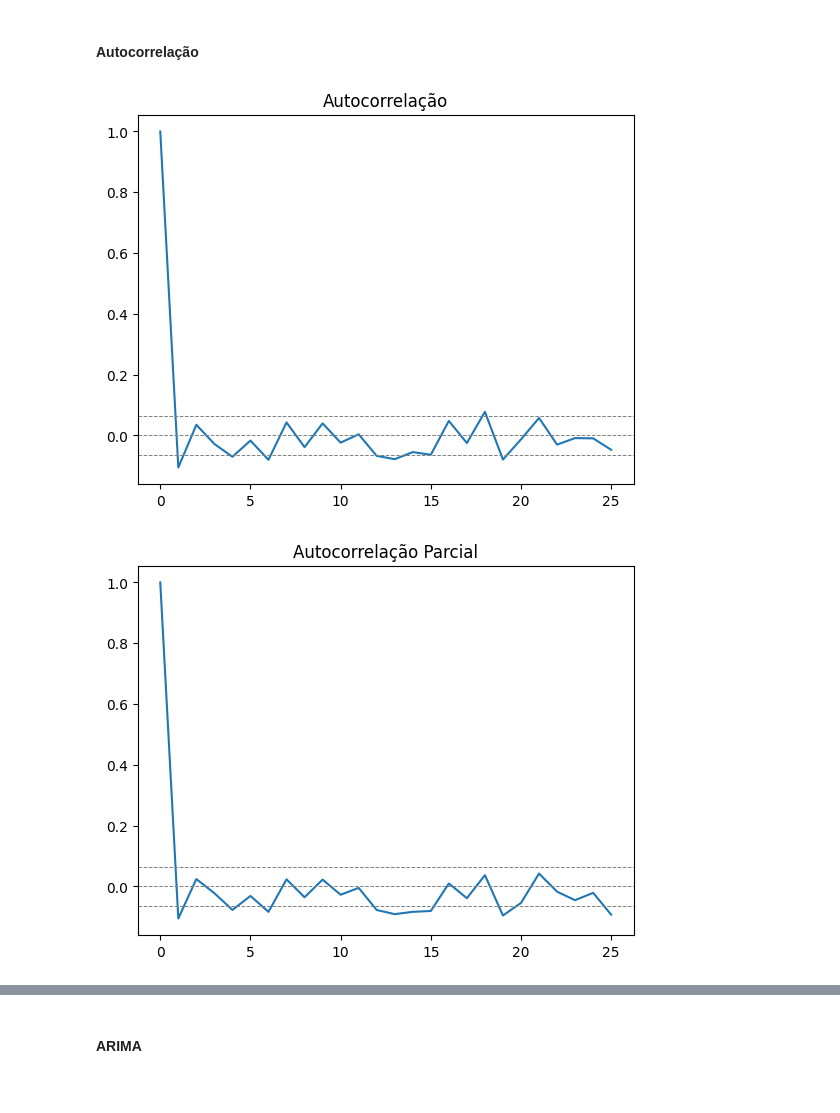
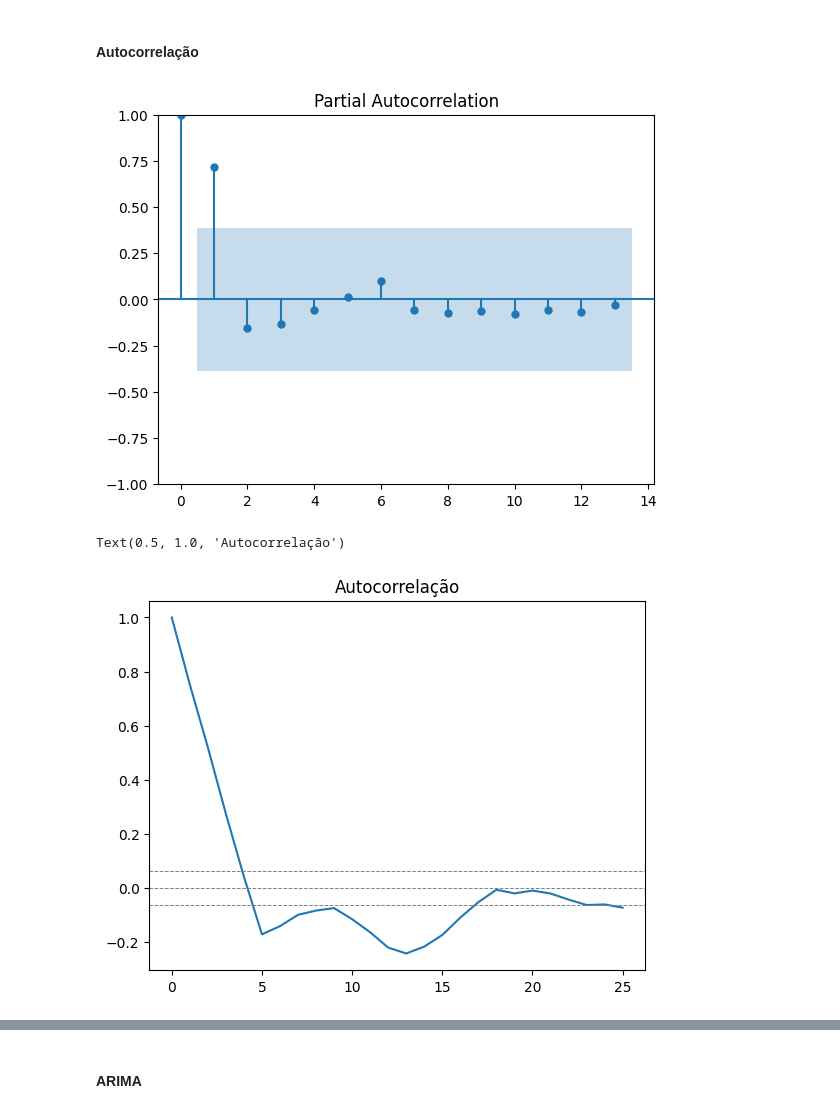
Before and after one commit to tcc-previsao-energia/ml-models, a Jupyter notebook: modelos/regressao/arima.ipynb, the cells around one changed output, grey strips where cells are left out. Drawn from its saved outputs; the diff is of its cells as text; code cells hidden in the pictures.

```diff
--- a/modelos/regressao/arima.ipynb
+++ b/modelos/regressao/arima.ipynb
@@ -85,7 +85,7 @@ forecast_series = pd.Series(list(forecast.predicted_mean), index=df.index)
 # %% [markdown]
 ### ARIMA na base estacionária
 # %%
-df = train["Close"]
+df = train["mm_5"]
 
 result = sm.tsa.seasonal_decompose(df, period = int(len(df)/2))
 
@@ -161,20 +161,16 @@ result_diff = adfuller(X)
 # %%
 lag_acf = acf(df_diff.dropna(), nlags=25)
 lag_pacf = pacf(df_diff.dropna(), nlags=25)
+
+plot_pacf(lag_acf)
+plt.show()
 
 plt.plot(lag_acf)
 plt.axhline(y=-1.96 / (np.sqrt((len(df_diff) - 1))), linestyle='--', color='gray', linewidth=0.7)
 plt.axhline(y=0, linestyle='--', color='gray', linewidth=0.7)
 plt.axhline(y=1.96 / (np.sqrt((len(df_diff) - 1))), linestyle='--', color='gray', linewidth=0.7)
 plt.title("Autocorrelação")
-plt.show()
-
-plt.plot(lag_pacf)
-plt.axhline(y=-1.96 / (np.sqrt((len(df_diff) - 1))), linestyle='--', color='gray', linewidth=0.7)
-plt.axhline(y=0, linestyle='--', color='gray', linewidth=0.7)
-plt.axhline(y=1.96 / (np.sqrt((len(df_diff) - 1))), linestyle='--', color='gray', linewidth=0.7)
-plt.title("Autocorrelação Parcial")
-plt.show()
 # %% [output]
-[figure, old version]
+[figure, new version]
+Text(0.5, 1.0, 'Autocorrelação')
-[figure, old version]
+[figure, new version]
```
Also changed, not shown: parts of 12 cells of this notebook.
